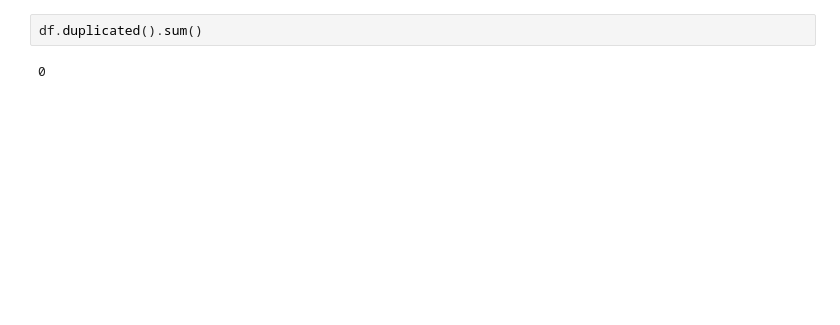
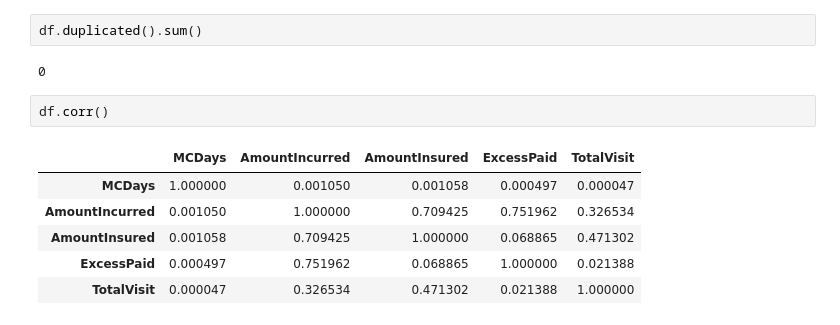
Before and after one commit to AngieChong/Research-Paper, a Jupyter notebook: P1_Prediction_of_Inpatient_Cost.ipynb, the cells around one changed output. Drawn from its saved outputs; the diff is of its cells as text; blank space fills up the shorter version.

```diff
--- a/P1_Prediction_of_Inpatient_Cost.ipynb
+++ b/P1_Prediction_of_Inpatient_Cost.ipynb
@@ -124,3 +124,12 @@ df.describe(include='all').T
 df.duplicated().sum()
 # %% [output]
 0
+# %%
+df.corr()
+# %% [output]
+|  | MCDays | AmountIncurred | AmountInsured | ExcessPaid | TotalVisit |
+| MCDays | 1.000000 | 0.001050 | 0.001058 | 0.000497 | 0.000047 |
+| AmountIncurred | 0.001050 | 1.000000 | 0.709425 | 0.751962 | 0.326534 |
+| AmountInsured | 0.001058 | 0.709425 | 1.000000 | 0.068865 | 0.471302 |
+| ExcessPaid | 0.000497 | 0.751962 | 0.068865 | 1.000000 | 0.021388 |
+| TotalVisit | 0.000047 | 0.326534 | 0.471302 | 0.021388 | 1.000000 |
```
Also changed, not shown: parts of 2 cells of this notebook.
